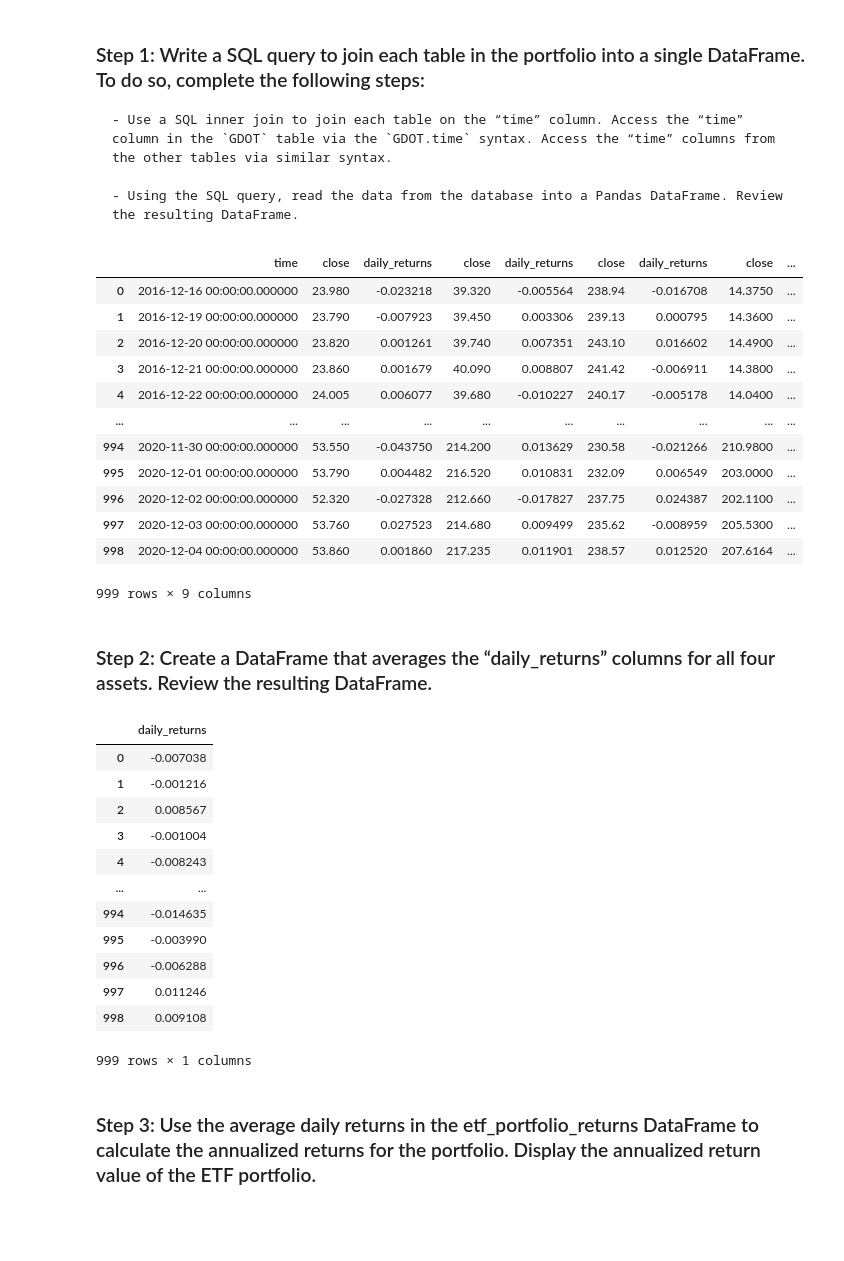
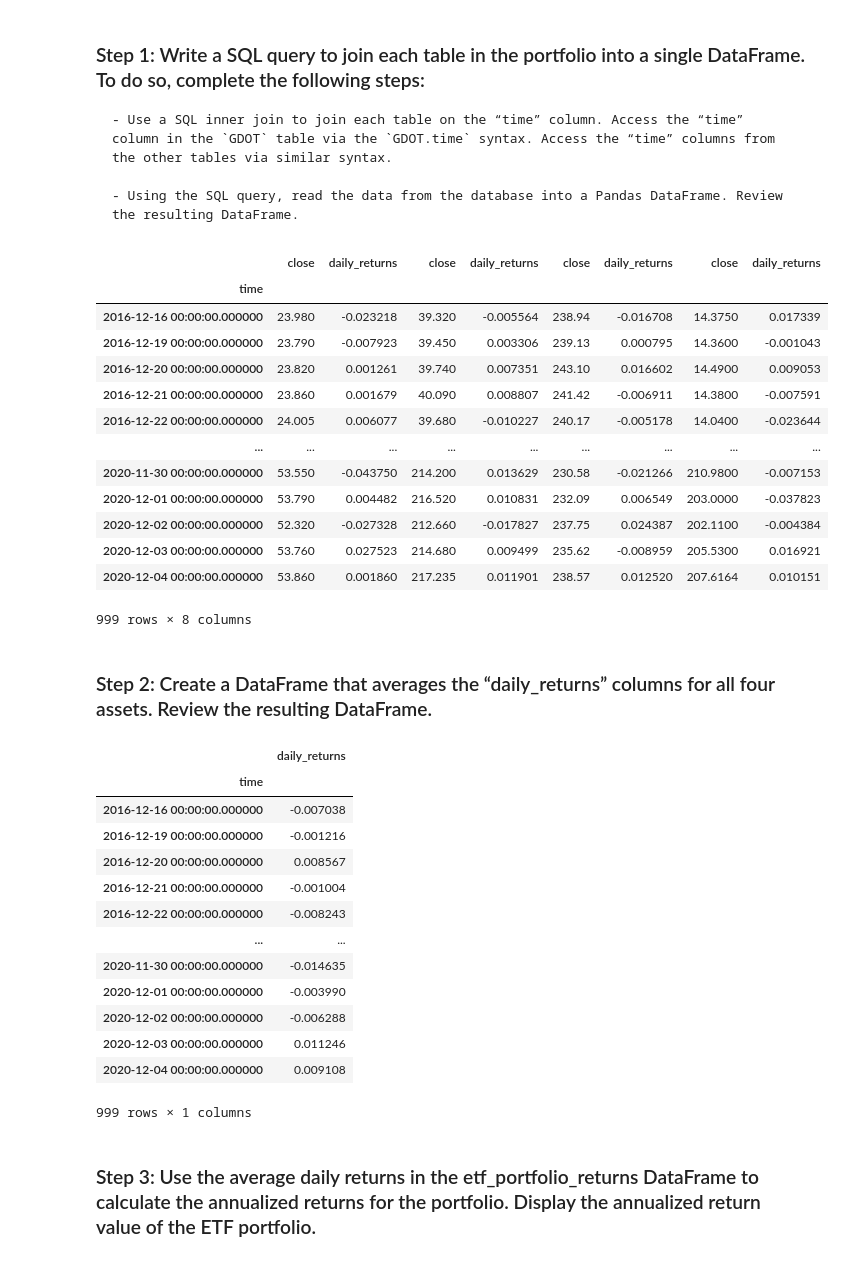
Before and after one commit to Aheesh/etf_analyzer, a Jupyter notebook: etf_analyzer.ipynb, the cells around one changed output. Saved outputs shown, nothing was run; the diff lists cells and outputs as text; code cells hidden in the pictures; blank space fills up the shorter version.

```diff
--- a/etf_analyzer.ipynb
+++ b/etf_analyzer.ipynb
@@ -346,34 +346,37 @@ Complete the following steps:
 # %%
 # Wreate a SQL query to join each table in the portfolio into a single DataFrame
 # Use the time column from each table as the basis for the join
 query = """ SELECT GDOT.time,GDOT.close,GDOT.daily_returns,PYPL.close,PYPL.daily_returns,GS.close,GS.daily_returns,SQ.close,SQ.daily_returns
 FROM GDOT
 JOIN PYPL on GDOT.time = PYPL.time
 JOIN GS on GDOT.time = GS.time
 JOIN SQ on GDOT.time=SQ.time
 """
 
 # Using the query, read the data from the database into a Pandas DataFrame
 etf_portfolio = pd.read_sql_query(query,con=engine)
 
+etf_portfolio=etf_portfolio.set_index("time")
+
 # Review the resulting DataFrame
 #display("2. DID IT WORK?")
 display(etf_portfolio)
 #display("3. DID IT WORK?")
 # %% [output]
-|  | time | close | daily_returns | close | daily_returns | close | daily_returns | close | ... |
-| 0 | 2016-12-16 00:00:00.000000 | 23.980 | -0.023218 | 39.320 | -0.005564 | 238.94 | -0.016708 | 14.3750 | ... |
-| 1 | 2016-12-19 00:00:00.000000 | 23.790 | -0.007923 | 39.450 | 0.003306 | 239.13 | 0.000795 | 14.3600 | ... |
-| 2 | 2016-12-20 00:00:00.000000 | 23.820 | 0.001261 | 39.740 | 0.007351 | 243.10 | 0.016602 | 14.4900 | ... |
-| 3 | 2016-12-21 00:00:00.000000 | 23.860 | 0.001679 | 40.090 | 0.008807 | 241.42 | -0.006911 | 14.3800 | ... |
-| 4 | 2016-12-22 00:00:00.000000 | 24.005 | 0.006077 | 39.680 | -0.010227 | 240.17 | -0.005178 | 14.0400 | ... |
-| ... | ... | ... | ... | ... | ... | ... | ... | ... | ... |
-| 994 | 2020-11-30 00:00:00.000000 | 53.550 | -0.043750 | 214.200 | 0.013629 | 230.58 | -0.021266 | 210.9800 | ... |
-| 995 | 2020-12-01 00:00:00.000000 | 53.790 | 0.004482 | 216.520 | 0.010831 | 232.09 | 0.006549 | 203.0000 | ... |
-| 996 | 2020-12-02 00:00:00.000000 | 52.320 | -0.027328 | 212.660 | -0.017827 | 237.75 | 0.024387 | 202.1100 | ... |
-| 997 | 2020-12-03 00:00:00.000000 | 53.760 | 0.027523 | 214.680 | 0.009499 | 235.62 | -0.008959 | 205.5300 | ... |
-| 998 | 2020-12-04 00:00:00.000000 | 53.860 | 0.001860 | 217.235 | 0.011901 | 238.57 | 0.012520 | 207.6164 | ... |
+|  | close | daily_returns | close | daily_returns | close | daily_returns | close | daily_returns |
+| time |  |  |  |  |  |  |  |  |
+| 2016-12-16 00:00:00.000000 | 23.980 | -0.023218 | 39.320 | -0.005564 | 238.94 | -0.016708 | 14.3750 | 0.017339 |
+| 2016-12-19 00:00:00.000000 | 23.790 | -0.007923 | 39.450 | 0.003306 | 239.13 | 0.000795 | 14.3600 | -0.001043 |
+| 2016-12-20 00:00:00.000000 | 23.820 | 0.001261 | 39.740 | 0.007351 | 243.10 | 0.016602 | 14.4900 | 0.009053 |
+| 2016-12-21 00:00:00.000000 | 23.860 | 0.001679 | 40.090 | 0.008807 | 241.42 | -0.006911 | 14.3800 | -0.007591 |
+| 2016-12-22 00:00:00.000000 | 24.005 | 0.006077 | 39.680 | -0.010227 | 240.17 | -0.005178 | 14.0400 | -0.023644 |
+| ... | ... | ... | ... | ... | ... | ... | ... | ... |
+| 2020-11-30 00:00:00.000000 | 53.550 | -0.043750 | 214.200 | 0.013629 | 230.58 | -0.021266 | 210.9800 | -0.007153 |
+| 2020-12-01 00:00:00.000000 | 53.790 | 0.004482 | 216.520 | 0.010831 | 232.09 | 0.006549 | 203.0000 | -0.037823 |
+| 2020-12-02 00:00:00.000000 | 52.320 | -0.027328 | 212.660 | -0.017827 | 237.75 | 0.024387 | 202.1100 | -0.004384 |
+| 2020-12-03 00:00:00.000000 | 53.760 | 0.027523 | 214.680 | 0.009499 | 235.62 | -0.008959 | 205.5300 | 0.016921 |
+| 2020-12-04 00:00:00.000000 | 53.860 | 0.001860 | 217.235 | 0.011901 | 238.57 | 0.012520 | 207.6164 | 0.010151 |
-999 rows × 9 columns
+999 rows × 8 columns
 # %% [markdown]
 ### Step 2: Create a DataFrame that averages the “daily_returns” columns for all four assets. Review the resulting DataFrame.
 # %%
@@ -384,17 +387,18 @@ etf_portfolio_returns = etf_portfolio['daily_returns'].mean(axis=1,level=0)
 etf_portfolio_returns
 # %% [output]
 |  | daily_returns |
-| 0 | -0.007038 |
-| 1 | -0.001216 |
-| 2 | 0.008567 |
-| 3 | -0.001004 |
-| 4 | -0.008243 |
+| time |  |
+| 2016-12-16 00:00:00.000000 | -0.007038 |
+| 2016-12-19 00:00:00.000000 | -0.001216 |
+| 2016-12-20 00:00:00.000000 | 0.008567 |
+| 2016-12-21 00:00:00.000000 | -0.001004 |
+| 2016-12-22 00:00:00.000000 | -0.008243 |
 | ... | ... |
-| 994 | -0.014635 |
-| 995 | -0.003990 |
-| 996 | -0.006288 |
-| 997 | 0.011246 |
-| 998 | 0.009108 |
+| 2020-11-30 00:00:00.000000 | -0.014635 |
+| 2020-12-01 00:00:00.000000 | -0.003990 |
+| 2020-12-02 00:00:00.000000 | -0.006288 |
+| 2020-12-03 00:00:00.000000 | 0.011246 |
+| 2020-12-04 00:00:00.000000 | 0.009108 |
 999 rows × 1 columns
 # %% [markdown]
 ### Step 3: Use the average daily returns in the etf_portfolio_returns DataFrame to calculate the annualized returns for the portfolio. Display the annualized return value of the ETF portfolio.
```
Also changed, not shown: parts of 3 cells of this notebook.
